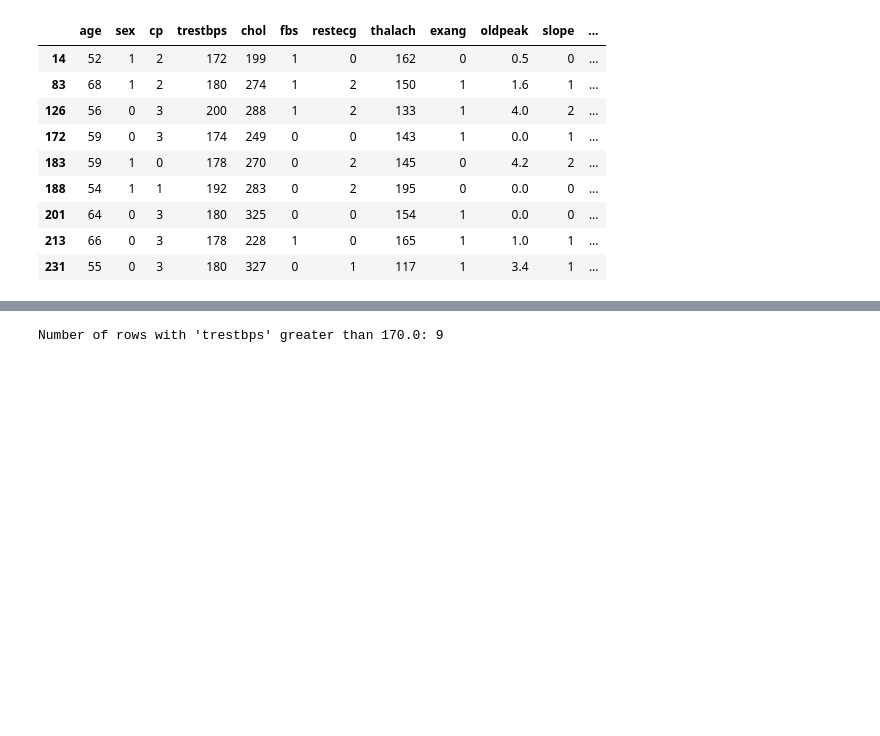
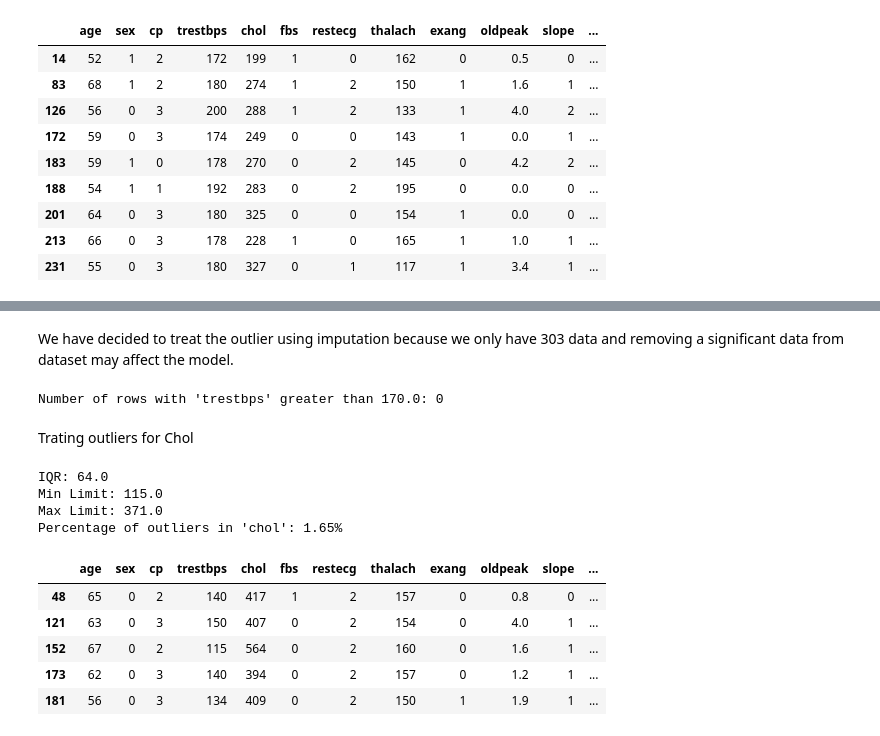
Before and after one commit to negilbabu/Heart-Disease-Prediction-Ai-, a Jupyter notebook: HeartDiseasePrediction.ipynb, the cells around one changed output, grey strips where cells are left out. Drawn from its saved outputs; the diff is of its cells as text; code cells hidden in the pictures; blank space fills up the shorter version.

```diff
--- a/HeartDiseasePrediction.ipynb
+++ b/HeartDiseasePrediction.ipynb
@@ -336,3 +330,24 @@ df.loc[df['trestbps'] > max_limit]
 | 201 | 64 | 0 | 3 | 180 | 325 | 0 | 0 | 154 | 1 | 0.0 | 0 | ... |
 | 213 | 66 | 0 | 3 | 178 | 228 | 1 | 0 | 165 | 1 | 1.0 | 1 | ... |
 | 231 | 55 | 0 | 3 | 180 | 327 | 0 | 1 | 117 | 1 | 3.4 | 1 | ... |
+# %%
+plt.figure(figsize=(8, 4))
+# Plot boxplot before outlier treatment on trestbps
+plt.subplot(1, 2, 1)
+plt.boxplot(df.trestbps)
+plt.title("Boxplot of trestbps (Before Outlier Treatment)")
+plt.ylabel("trestbps")
+
+
+# Imputation of outlier
+df.loc[df['trestbps'] > max_limit ,'trestbps']=np.median(df['trestbps'])
+
+# Plot boxplot after outlier treatment on trestbps
+plt.subplot(1, 2, 2)
+plt.boxplot(df.trestbps)
+plt.title("Boxplot of trestbps (After Outlier Treatment)")
+plt.ylabel("trestbps")
+
+# Adjust layout and display
+plt.tight_layout()
+plt.show()
@@ -339,6 +356,45 @@ df.loc[df['trestbps'] > max_limit]
+# %% [markdown]
+We have decided to treat the outlier using imputation because we only have 303 data and removing a significant data from dataset may affect the model.
 # %%
 count_outliers = df.loc[df['trestbps'] > max_limit].shape[0]
-
 print(f"Number of rows with 'trestbps' greater than {max_limit}: {count_outliers}")
 # %% [output]
-Number of rows with 'trestbps' greater than 170.0: 9
+Number of rows with 'trestbps' greater than 170.0: 0
+# %% [markdown]
+Trating outliers for Chol
+# %%
+# Calculate IQR and filter out outliers
+Q1 = df.chol.quantile(0.25)
+Q3 = df.chol.quantile(0.75)
+IQR = Q3 - Q1
+min_limit = Q1 - 1.5*IQR
+max_limit = Q3 + 1.5*IQR
+print("IQR:", IQR)
+print("Min Limit:", min_limit)
+print("Max Limit:", max_limit)
+
+# Count the number of outliers
+outlier_count = df.loc[df['chol'] > max_limit].shape[0]
+
+# Calculate the total number of data points
+total_data_points = df.shape[0]
+
+# Calculate the percentage of outliers
+percentage_outliers = (outlier_count / total_data_points) * 100
+
+# Print the percentage of outliers
+print(f"Percentage of outliers in 'chol': {percentage_outliers:.2f}%")
+# %% [output]
+IQR: 64.0
+Min Limit: 115.0
+Max Limit: 371.0
+Percentage of outliers in 'chol': 1.65%
+# %%
+df.loc[df['chol'] > max_limit]
+# %% [output]
+|  | age | sex | cp | trestbps | chol | fbs | restecg | thalach | exang | oldpeak | slope | ... |
+| 48 | 65 | 0 | 2 | 140 | 417 | 1 | 2 | 157 | 0 | 0.8 | 0 | ... |
+| 121 | 63 | 0 | 3 | 150 | 407 | 0 | 2 | 154 | 0 | 4.0 | 1 | ... |
+| 152 | 67 | 0 | 2 | 115 | 564 | 0 | 2 | 160 | 0 | 1.6 | 1 | ... |
+| 173 | 62 | 0 | 3 | 140 | 394 | 0 | 2 | 157 | 0 | 1.2 | 1 | ... |
+| 181 | 56 | 0 | 3 | 134 | 409 | 0 | 2 | 150 | 1 | 1.9 | 1 | ... |
```
Also changed, not shown: parts of 3 cells of this notebook.
